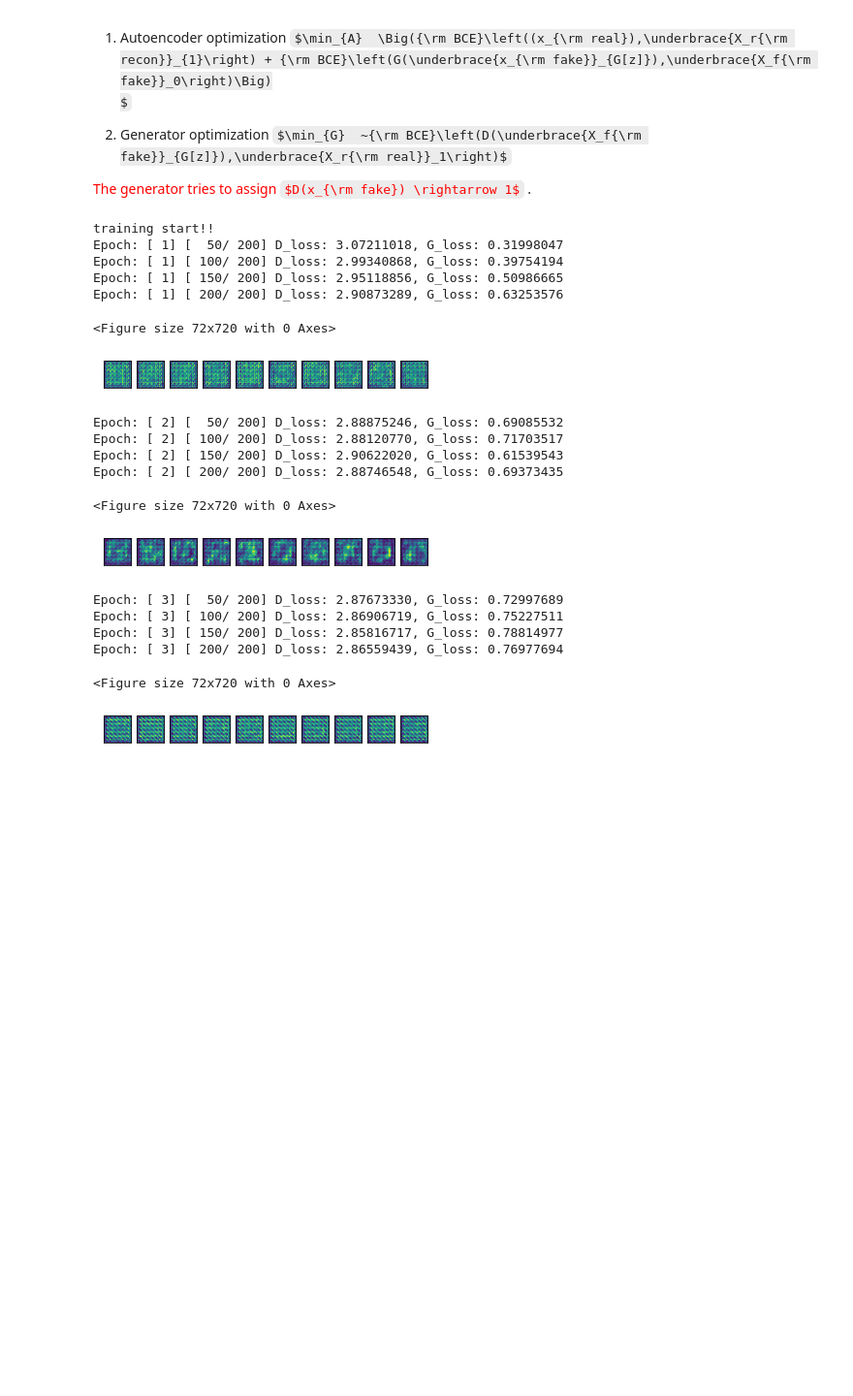
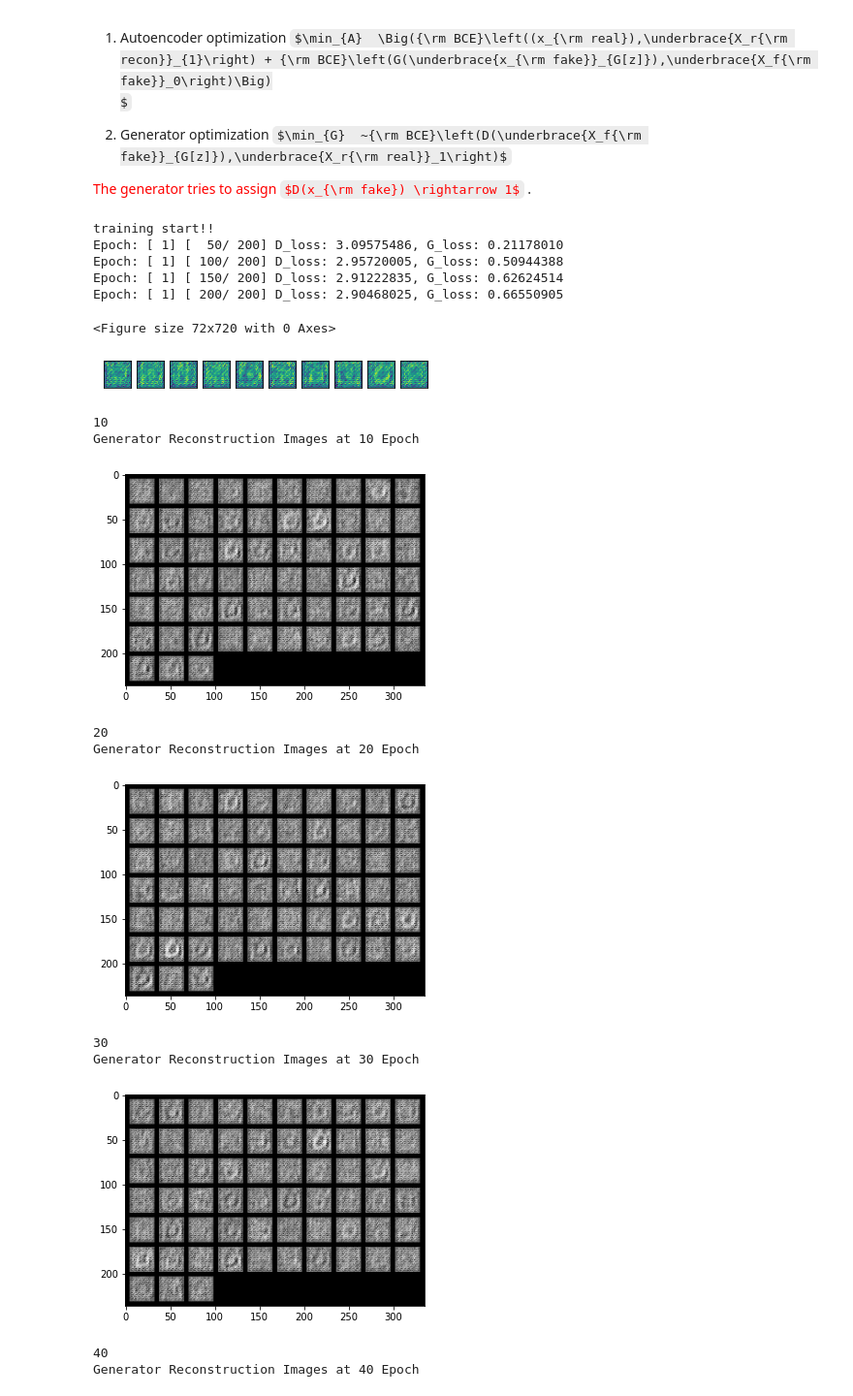
Before and after one commit to Olivia-Feldman/NUGAN-DISTGAN, a Jupyter notebook: DIST_GAN2.ipynb, the cells around one changed output. Shown at 97% size. Saved outputs shown, nothing was run; the diff lists cells and outputs as text; code cells hidden in the pictures; some formulas as TeX source; blank space fills up the shorter version.

```diff
--- a/DIST_GAN2.ipynb
+++ b/DIST_GAN2.ipynb
@@ -353,15 +335,28 @@ class GAN():
                   print("Epoch: [%2d] [%4d/%4d] D_loss: %.8f, G_loss: %.8f" %
                           ((epoch + 1), (iter + 1), self.data_loader.dataset.__len__() // self.batch_size, D_loss.item(), G_loss.item()))
 
+                      # Visualize results
+            with torch.no_grad():
+              visualize_results(self)
+            if (epoch% 10 ) == 0:
+              print("10")
 
-            # Visualize results
-            with torch.no_grad():
-                visualize_results(self)
-        #plt.figure(figsize=(16,8))
-       # s=plt.plot(gan.train_hist['D_loss'],c='b')
-        #s=plt.plot(gan.train_hist['G_loss'],c='r')
-        #s = plt.ylim((0,1))
-        #s = plt.grid()
-       # s=plt.legend(('Discriminator loss','Generator loss'))
+              print('Generator Reconstruction Images at 10 Epoch')
+              visualise_output(self)
+            if (epoch% 20 ) == 0:
+              print("20")
+
+              print('Generator Reconstruction Images at 20 Epoch')
+              visualise_output(self)
+            if (epoch% 30 ) == 0:
+              print("30")
+
+              print('Generator Reconstruction Images at 30 Epoch')
+              visualise_output(self)
+            if (epoch% 40 ) == 0:
+              print("40")
+
+              print('Generator Reconstruction Images at 40 Epoch')
+              visualise_output(self)
 
         print("Training finished!")
@@ -368,29 +390,28 @@ class GAN():
 # %%
-params = {'beta1': 0.05, 'beta2': 0.999,'lr_g':0.0002,'lr_d':0.0002,'max_epochs':30}
+params = {'beta1': 0.05, 'beta2': 0.999,'lr_g':0.0002,'lr_d':0.0002,'max_epochs':100}
 params['z_dim'] = 128
 params['base_size'] = 64
 
 gan = GAN(params)
 
 
 gan.train()
 # %% [output]
 training start!!
-Epoch: [ 1] [  50/ 200] D_loss: 3.07211018, G_loss: 0.31998047
-Epoch: [ 1] [ 100/ 200] D_loss: 2.99340868, G_loss: 0.39754194
-Epoch: [ 1] [ 150/ 200] D_loss: 2.95118856, G_loss: 0.50986665
-Epoch: [ 1] [ 200/ 200] D_loss: 2.90873289, G_loss: 0.63253576
+Epoch: [ 1] [  50/ 200] D_loss: 3.09575486, G_loss: 0.21178010
+Epoch: [ 1] [ 100/ 200] D_loss: 2.95720005, G_loss: 0.50944388
+Epoch: [ 1] [ 150/ 200] D_loss: 2.91222835, G_loss: 0.62624514
+Epoch: [ 1] [ 200/ 200] D_loss: 2.90468025, G_loss: 0.66550905
 <Figure size 72x720 with 0 Axes>
-[figure, old version]
+[figure, new version]
-Epoch: [ 2] [  50/ 200] D_loss: 2.88875246, G_loss: 0.69085532
-Epoch: [ 2] [ 100/ 200] D_loss: 2.88120770, G_loss: 0.71703517
-Epoch: [ 2] [ 150/ 200] D_loss: 2.90622020, G_loss: 0.61539543
-Epoch: [ 2] [ 200/ 200] D_loss: 2.88746548, G_loss: 0.69373435
+10
+Generator Reconstruction Images at 10 Epoch
+[figure, new version]
-<Figure size 72x720 with 0 Axes>
+20
+Generator Reconstruction Images at 20 Epoch
-[figure, old version]
+[figure, new version]
-Epoch: [ 3] [  50/ 200] D_loss: 2.87673330, G_loss: 0.72997689
-Epoch: [ 3] [ 100/ 200] D_loss: 2.86906719, G_loss: 0.75227511
-Epoch: [ 3] [ 150/ 200] D_loss: 2.85816717, G_loss: 0.78814977
-Epoch: [ 3] [ 200/ 200] D_loss: 2.86559439, G_loss: 0.76977694
+30
+Generator Reconstruction Images at 30 Epoch
+[figure, new version]
-<Figure size 72x720 with 0 Axes>
+40
+Generator Reconstruction Images at 40 Epoch
-[figure, old version]
```
Also changed, not shown: parts of 3 cells of this notebook.
